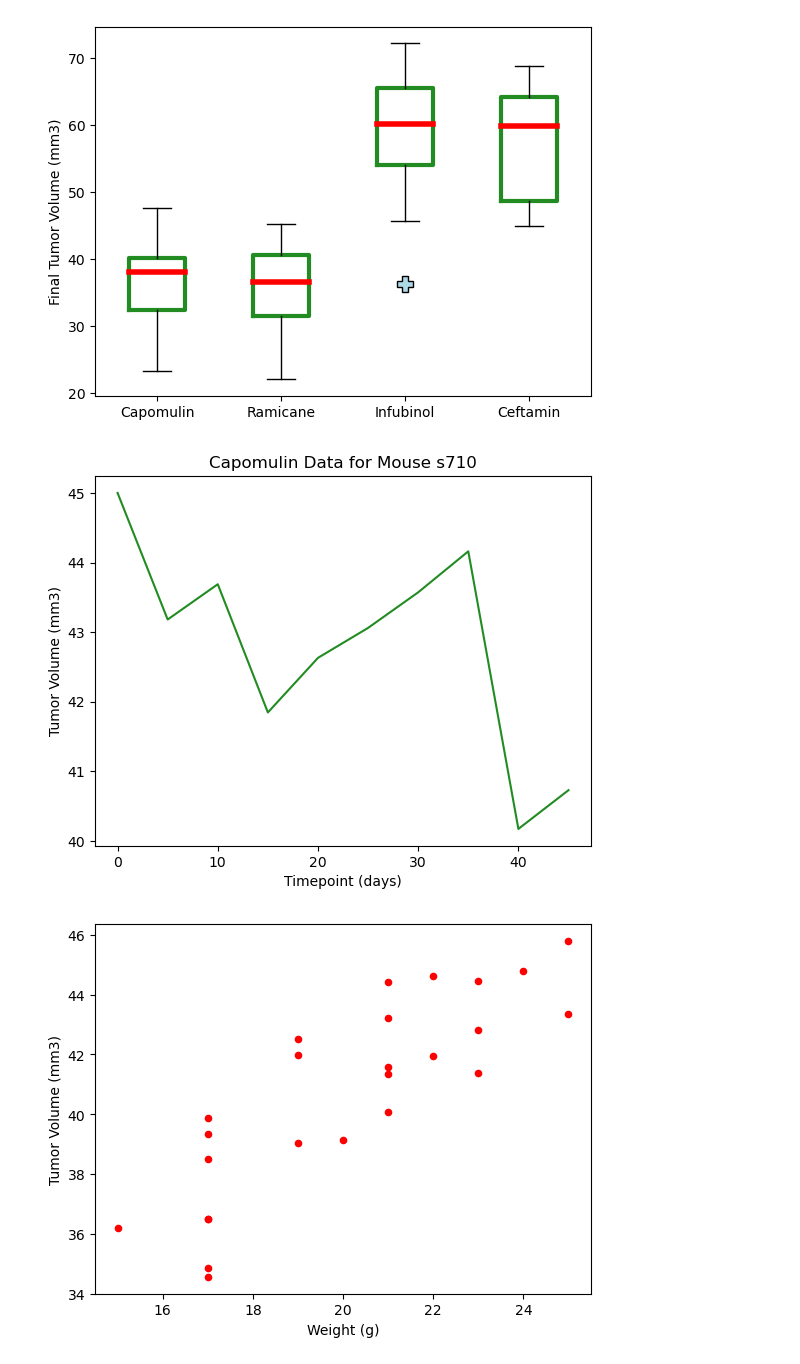
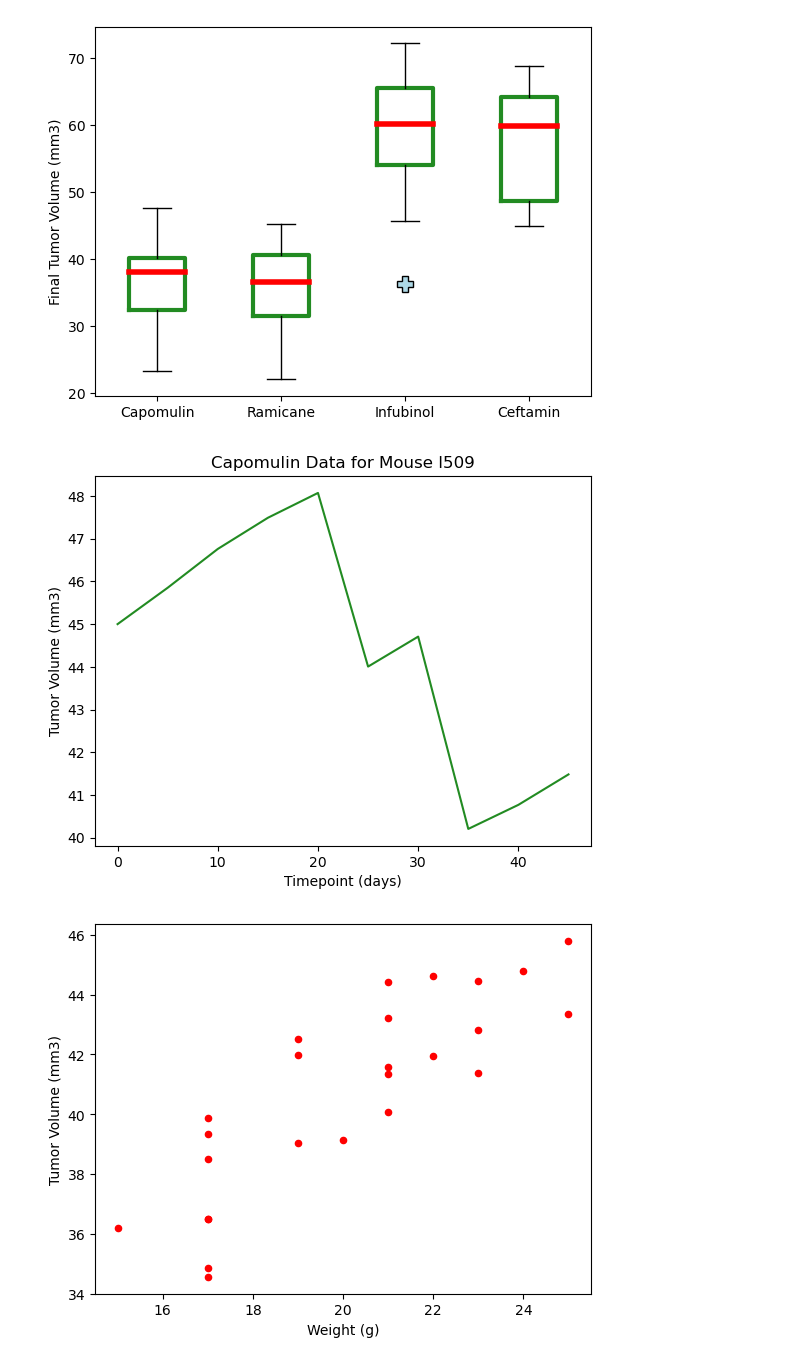
Before and after one commit to grantgorham26/matplotlib_pandas_challenge, a Jupyter notebook: Pymaceuticals/main.ipynb, the cells around one changed output. Drawn from its saved outputs; the diff is of its cells as text; code cells hidden in the pictures.

```diff
--- a/Pymaceuticals/main.ipynb
+++ b/Pymaceuticals/main.ipynb
@@ -339,11 +339,11 @@ plt.show()
 # %%
 # Generate a line plot of tumor volume vs. time point for a single mouse treated with Capomulin
 cap_df=cleaned_df.loc[(cleaned_df['Drug Regimen']== 'Capomulin')]
-cap_mi_df=cap_df.loc[(cleaned_df['Mouse ID']=='s710')]
-cap_mi_df.plot('Timepoint','Tumor Volume (mm3)',xlabel='Timepoint (days)',ylabel='Tumor Volume (mm3)',title='Capomulin Data for Mouse s710',legend=False, color='Forestgreen')
+cap_mi_df=cap_df.loc[(cleaned_df['Mouse ID']=='l509')]
+cap_mi_df.plot('Timepoint','Tumor Volume (mm3)',xlabel='Timepoint (days)',ylabel='Tumor Volume (mm3)',title='Capomulin Data for Mouse l509',legend=False, color='Forestgreen')
 plt.show()
 # %% [output]
-[figure, old version]
+[figure, new version]
 # %%
 # Generate a scatter plot of mouse weight vs. the average observed tumor volume for the entire Capomulin regimen
 
```
Also changed, not shown: parts of 1 cell of this notebook.
